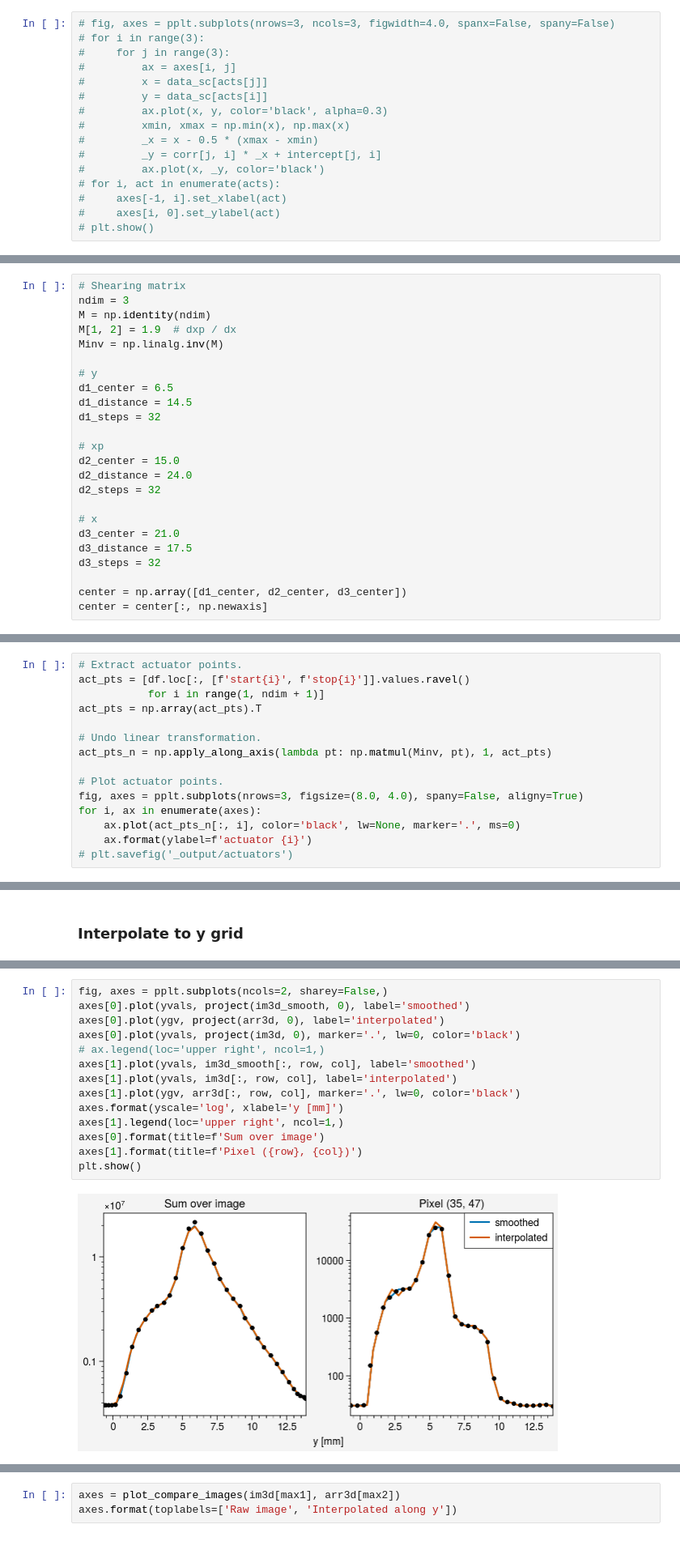
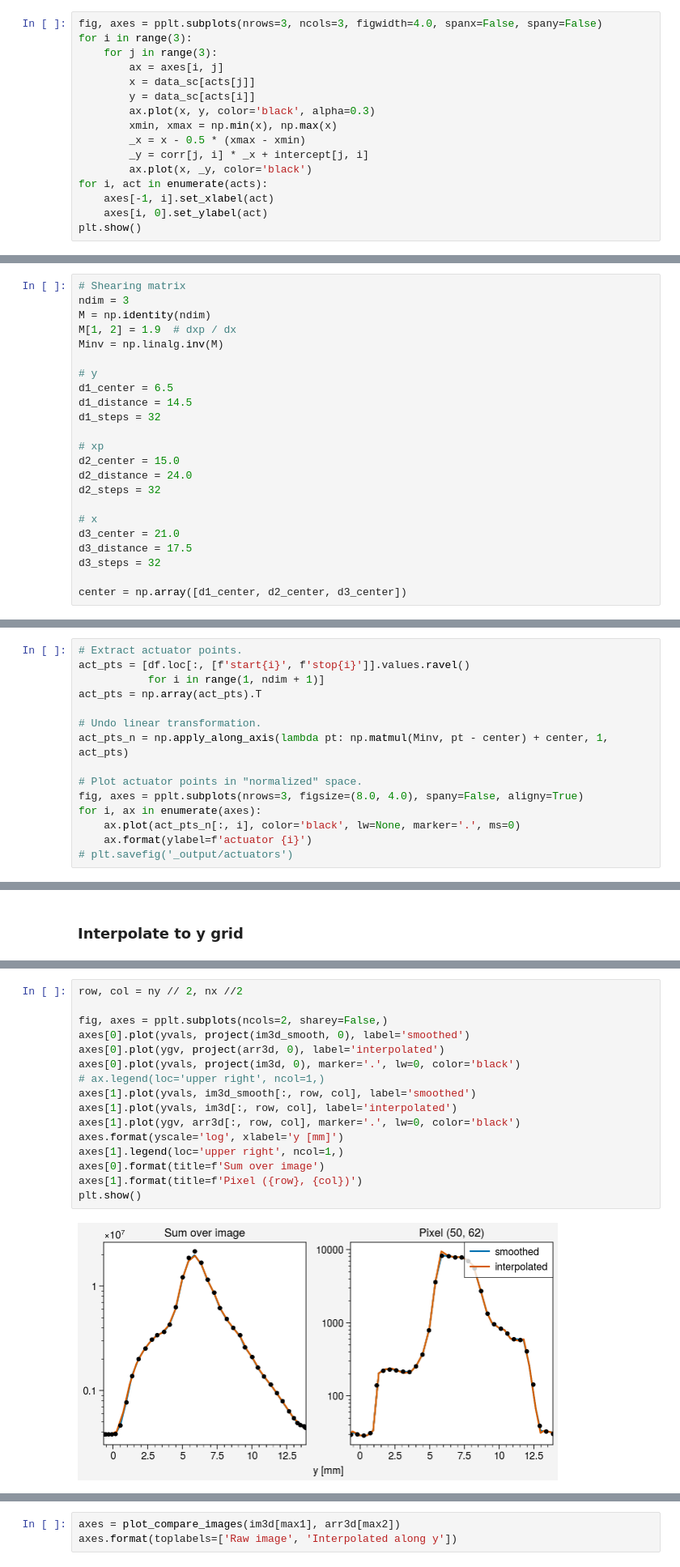
Before and after one commit to austin-hoover/analysis-sns-btf, a Jupyter notebook: scan-xxpy-image-ypdE/scan-xxpy-image-ypdE_step1.ipynb, the cells around one changed output, grey strips where cells are left out. Shown at 81% size. Saved outputs shown, nothing was run; the diff lists cells and outputs as text.

Commit message:
Fixed scan actuator position normalization

```diff
--- a/scan-xxpy-image-ypdE/scan-xxpy-image-ypdE_step1.ipynb
+++ b/scan-xxpy-image-ypdE/scan-xxpy-image-ypdE_step1.ipynb
@@ -168,18 +168,18 @@ Correlation matrix:
  [ 0.37530962  1.         -0.00575115]
  [-0.00899123 -0.03513029  1.        ]]
 # %%
-# fig, axes = pplt.subplots(nrows=3, ncols=3, figwidth=4.0, spanx=False, spany=False)
-# for i in range(3):
-#     for j in range(3):
-#         ax = axes[i, j]
-#         x = data_sc[acts[j]]
-#         y = data_sc[acts[i]]
-#         ax.plot(x, y, color='black', alpha=0.3)
-#         xmin, xmax = np.min(x), np.max(x)
-#         _x = x - 0.5 * (xmax - xmin)
-#         _y = corr[j, i] * _x + intercept[j, i]
-#         ax.plot(x, _y, color='black')
-# for i, act in enumerate(acts):
-#     axes[-1, i].set_xlabel(act)
-#     axes[i, 0].set_ylabel(act)
-# plt.show()
+fig, axes = pplt.subplots(nrows=3, ncols=3, figwidth=4.0, spanx=False, spany=False)
+for i in range(3):
+    for j in range(3):
+        ax = axes[i, j]
+        x = data_sc[acts[j]]
+        y = data_sc[acts[i]]
+        ax.plot(x, y, color='black', alpha=0.3)
+        xmin, xmax = np.min(x), np.max(x)
+        _x = x - 0.5 * (xmax - xmin)
+        _y = corr[j, i] * _x + intercept[j, i]
+        ax.plot(x, _y, color='black')
+for i, act in enumerate(acts):
+    axes[-1, i].set_xlabel(act)
+    axes[i, 0].set_ylabel(act)
+plt.show()
@@ -210,7 +210,6 @@ d3_distance = 17.5
 d3_steps = 32
 
 center = np.array([d1_center, d2_center, d3_center])
-center = center[:, np.newaxis]
 # %% [markdown]
 Test on CSV file (planned points).
 # %%
@@ -241,9 +240,9 @@ act_pts = [df.loc[:, [f'start{i}', f'stop{i}']].values.ravel()
 act_pts = np.array(act_pts).T
 
 # Undo linear transformation.
-act_pts_n = np.apply_along_axis(lambda pt: np.matmul(Minv, pt), 1, act_pts)
+act_pts_n = np.apply_along_axis(lambda pt: np.matmul(Minv, pt - center) + center, 1, act_pts)
 
-# Plot actuator points.
+# Plot actuator points in "normalized" space.
 fig, axes = pplt.subplots(nrows=3, figsize=(8.0, 4.0), spany=False, aligny=True)
 for i, ax in enumerate(axes):
     ax.plot(act_pts_n[:, i], color='black', lw=None, marker='.', ms=0)
@@ -495,16 +496,18 @@ arr3d = arr3d.reshape(npts_y, ny, nx)
 # %%
+row, col = ny // 2, nx //2
+
 fig, axes = pplt.subplots(ncols=2, sharey=False,)
 axes[0].plot(yvals, project(im3d_smooth, 0), label='smoothed')
 axes[0].plot(ygv, project(arr3d, 0), label='interpolated')
 axes[0].plot(yvals, project(im3d, 0), marker='.', lw=0, color='black')
 # ax.legend(loc='upper right', ncol=1,)
 axes[1].plot(yvals, im3d_smooth[:, row, col], label='smoothed')
 axes[1].plot(yvals, im3d[:, row, col], label='interpolated')
 axes[1].plot(ygv, arr3d[:, row, col], marker='.', lw=0, color='black')
 axes.format(yscale='log', xlabel='y [mm]')
 axes[1].legend(loc='upper right', ncol=1,)
 axes[0].format(title=f'Sum over image')
 axes[1].format(title=f'Pixel ({row}, {col})')
 plt.show()
 # %% [output]
-[figure, old version]
+[figure, new version]
```
Also changed, not shown: parts of 21 cells of this notebook.
